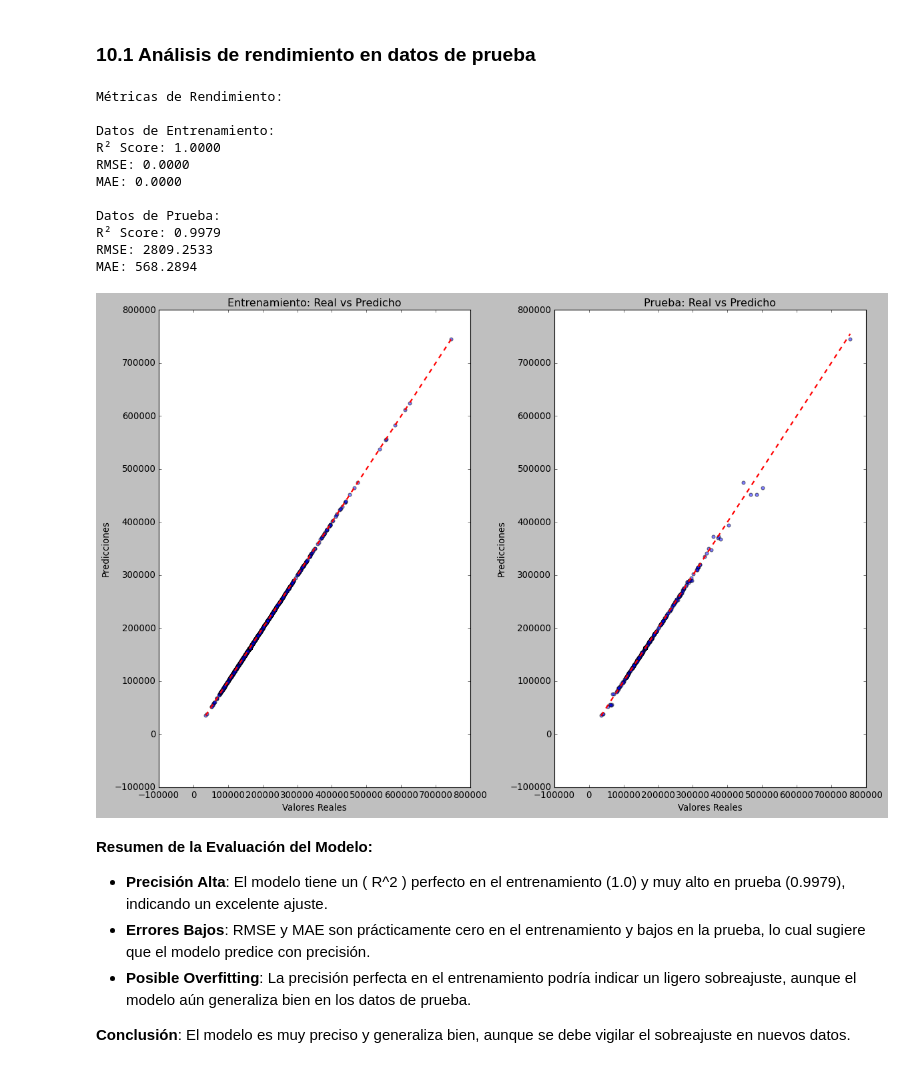
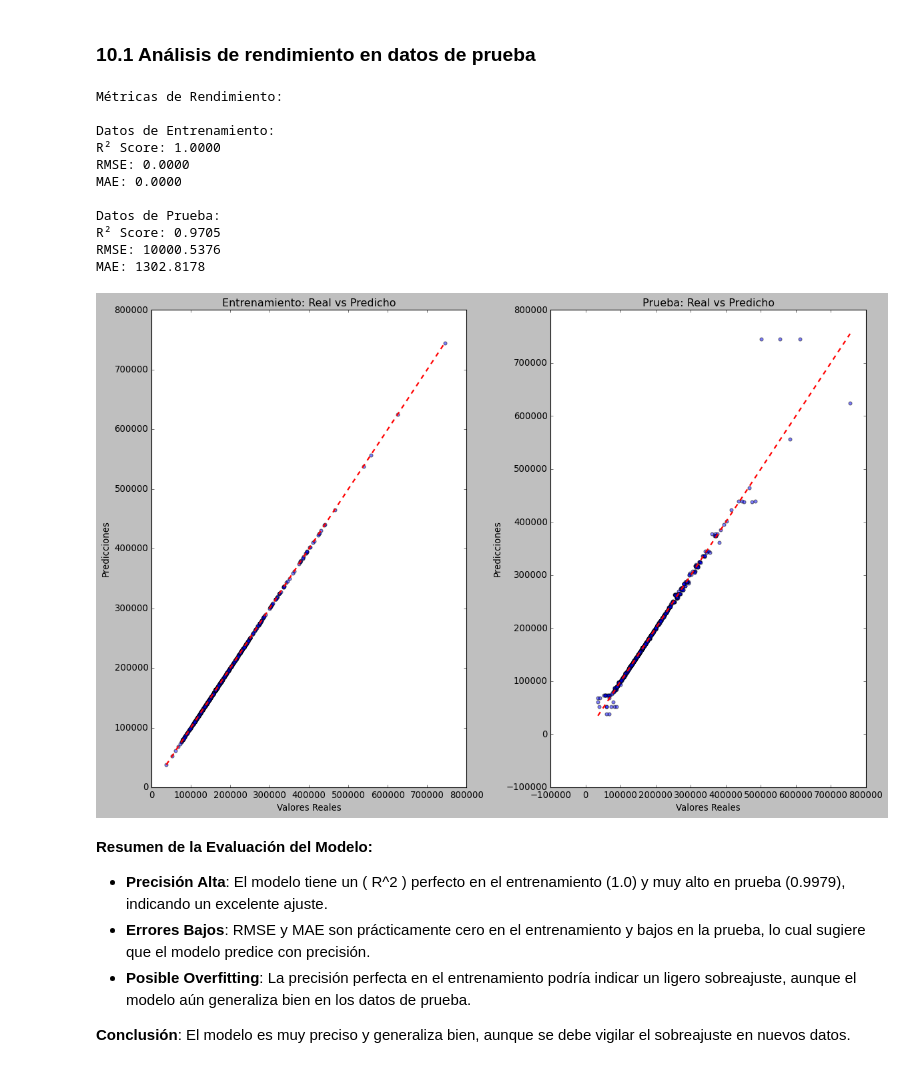
Before and after one commit to steestor/Supervised_Learning_Project_Samsung, a Jupyter notebook: Proyecto Final - House prices - 27-10-2014.ipynb, the cells around one changed output. Cells and saved outputs as stored; diff of their text form; code cells hidden in the pictures.

```diff
--- a/Proyecto Final - House prices - 27-10-2014.ipynb
+++ b/Proyecto Final - House prices - 27-10-2014.ipynb
@@ -2381,7 +2381,7 @@ def prepare_data(df, target_col='SalePrice'):
             ]), categorical_features)
         ])
 
-    X_train, X_test, y_train, y_test = train_test_split(X, y, test_size=0.2, random_state=42)
+    X_train, X_test, y_train, y_test = train_test_split(X, y, test_size=0.5, random_state=42)
 
     X_train_processed = preprocessor.fit_transform(X_train)
     X_test_processed = preprocessor.transform(X_test)
@@ -2551,6 +2551,11 @@ def analyze_performance(X_train, X_test, y_train, y_test):
 
     y_train_pred = dt.predict(X_train)
     y_test_pred = dt.predict(X_test)
+
+    test_preds = dt.predict(X_test)
+
+    test_preds = np.delete(test_preds, -1)
+    output = pd.DataFrame({'Id': test['Id'], 'SalePrice': test_preds})
 
     metrics = {
         'Train': {
@@ -2596,19 +2601,19 @@ def analyze_performance(X_train, X_test, y_train, y_test):
     plt.tight_layout()
     plt.show()
 
-    return dt, metrics
+    return dt, metrics, output
 # %%
-model, metrics = analyze_performance(X_train_processed, X_test_processed, y_train, y_test)
+model, metrics, output = analyze_performance(X_train_processed, X_test_processed, y_train, y_test)
 # %% [output]
 Métricas de Rendimiento:
 
 Datos de Entrenamiento:
 R² Score: 1.0000
 RMSE: 0.0000
 MAE: 0.0000
 
 Datos de Prueba:
-R² Score: 0.9979
-RMSE: 2809.2533
-MAE: 568.2894
+R² Score: 0.9705
+RMSE: 10000.5376
+MAE: 1302.8178
-[figure, old version]
+[figure, new version]
```
Also changed, not shown: parts of 11 cells of this notebook.
